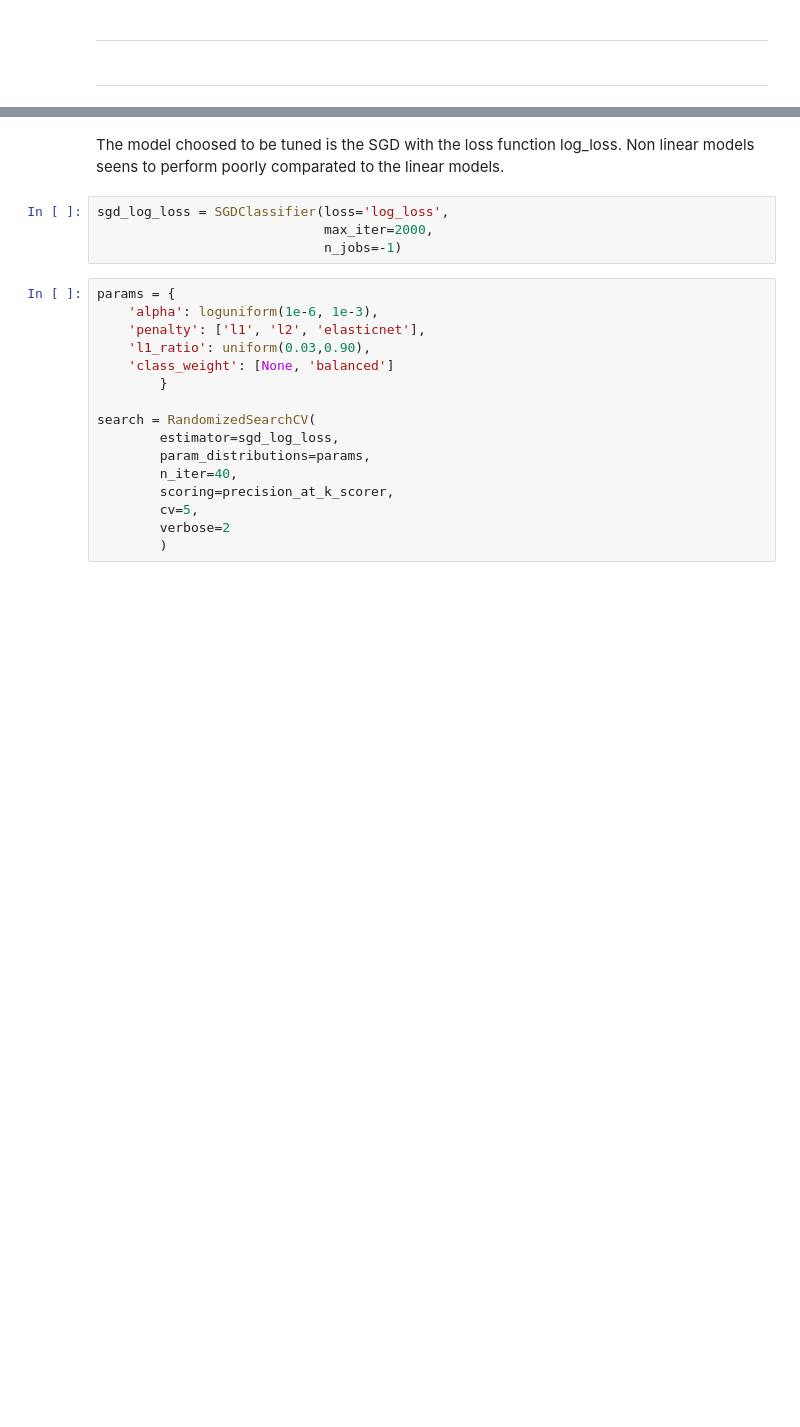
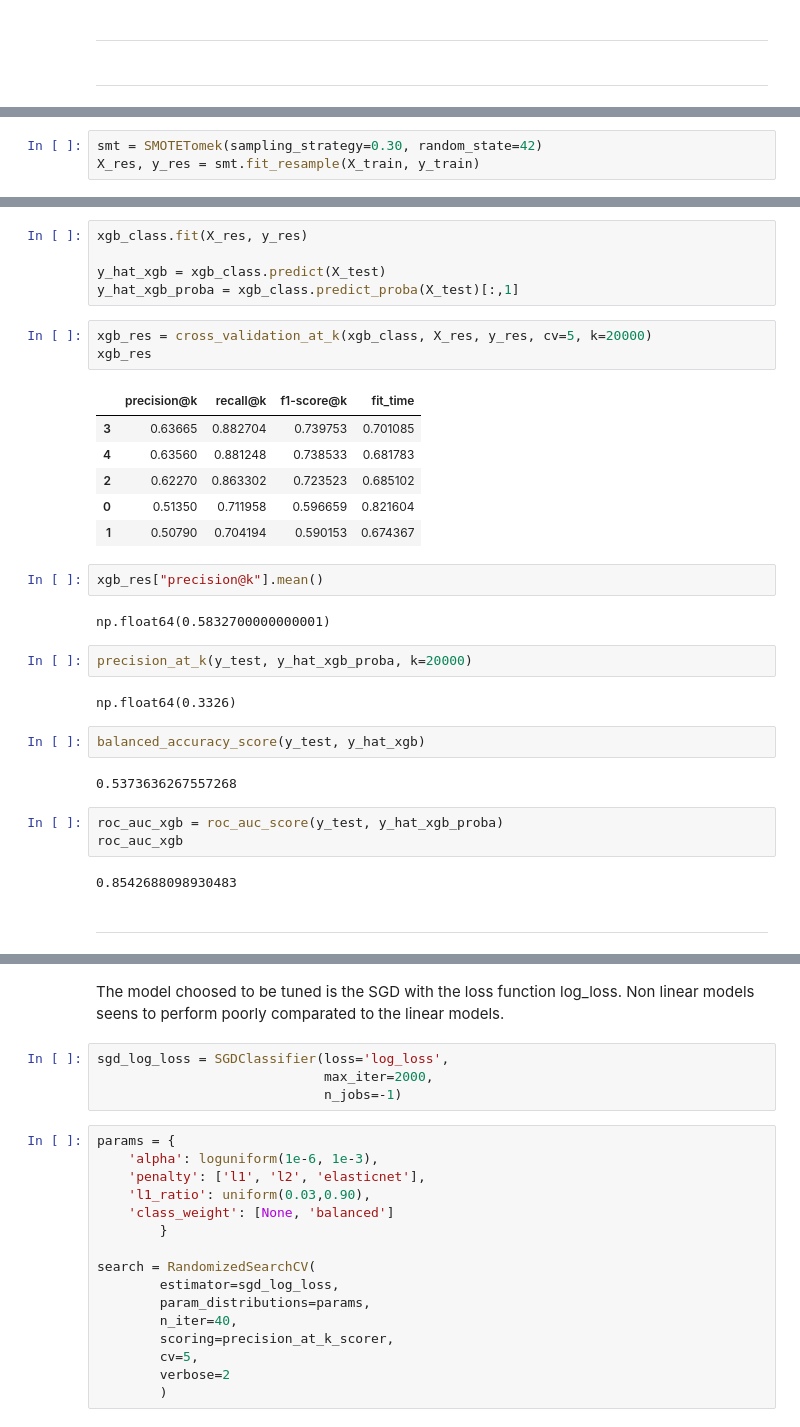
Before and after one commit to iury-repo/health_insurance_cs, a Jupyter notebook: notebooks/2-ims-modeling.ipynb, the cells around one changed output, grey strips where cells are left out. Saved outputs shown, nothing was run; the diff lists cells and outputs as text; blank space fills up the shorter version.

```diff
--- a/notebooks/2-ims-modeling.ipynb
+++ b/notebooks/2-ims-modeling.ipynb
@@ -451,0 +556,3 @@ metrics_summary
+# %%
+smt = SMOTETomek(sampling_strategy=0.30, random_state=42)
+X_res, y_res = smt.fit_resample(X_train, y_train)
@@ -451,0 +565,34 @@ metrics_summary
+# %%
+xgb_class.fit(X_res, y_res)
+
+y_hat_xgb = xgb_class.predict(X_test)
+y_hat_xgb_proba = xgb_class.predict_proba(X_test)[:,1]
+# %%
+xgb_res = cross_validation_at_k(xgb_class, X_res, y_res, cv=5, k=20000)
+xgb_res
+# %% [output]
+|  | precision@k | recall@k | f1-score@k | fit_time |
+| 3 | 0.63665 | 0.882704 | 0.739753 | 0.701085 |
+| 4 | 0.63560 | 0.881248 | 0.738533 | 0.681783 |
+| 2 | 0.62270 | 0.863302 | 0.723523 | 0.685102 |
+| 0 | 0.51350 | 0.711958 | 0.596659 | 0.821604 |
+| 1 | 0.50790 | 0.704194 | 0.590153 | 0.674367 |
+# %%
+xgb_res["precision@k"].mean()
+# %% [output]
+np.float64(0.5832700000000001)
+# %%
+precision_at_k(y_test, y_hat_xgb_proba, k=20000)
+# %% [output]
+np.float64(0.3326)
+# %%
+balanced_accuracy_score(y_test, y_hat_xgb)
+# %% [output]
+0.5373636267557268
+# %%
+roc_auc_xgb = roc_auc_score(y_test, y_hat_xgb_proba)
+roc_auc_xgb
+# %% [output]
+0.8542688098930483
+# %% [markdown]
+---
```
Also changed, not shown: parts of 24 cells of this notebook.
